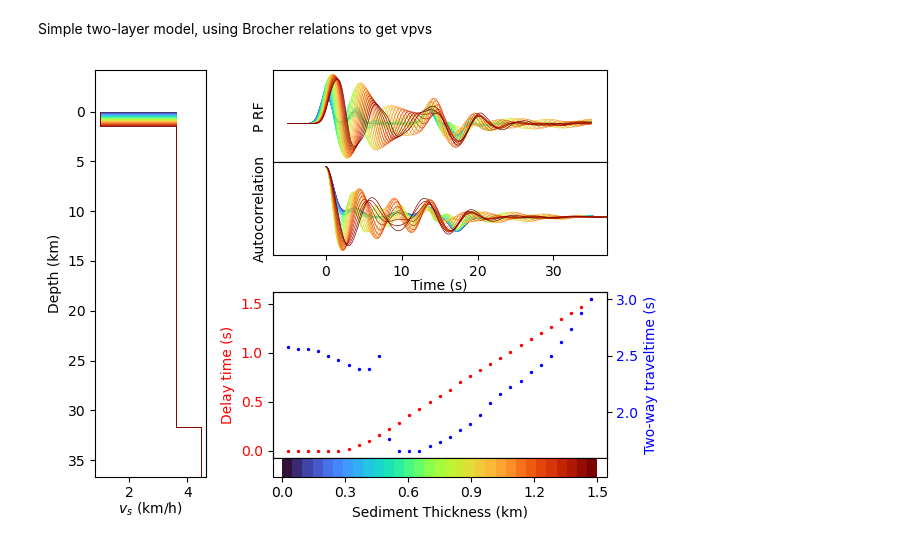
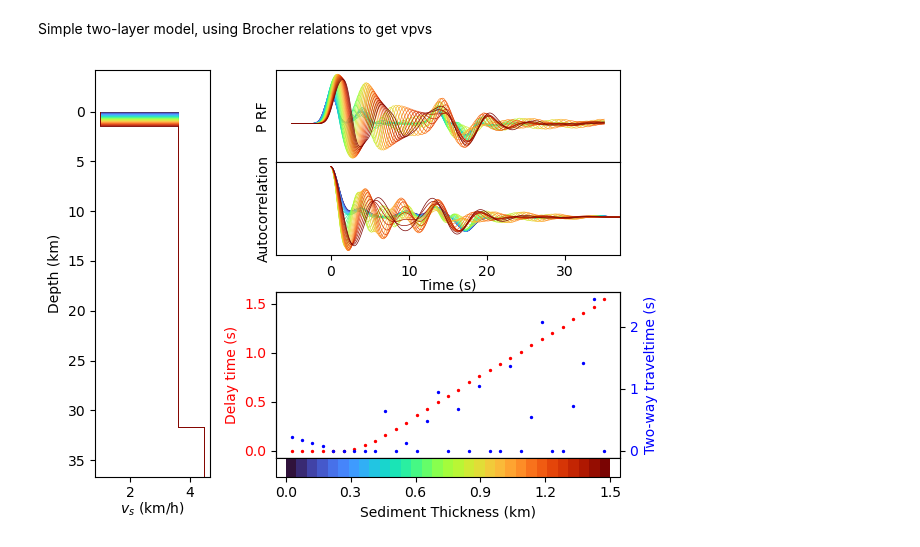
Before and after one commit to auggiemarignier/AusSedThick, a Jupyter notebook: aussedthickrf/forward_modelling.ipynb, the cells around one changed output. Saved outputs shown, nothing was run; the diff lists cells and outputs as text; code cells hidden in the pictures.

Commit message:
switching to np.correlate does something weird..

```diff
--- a/aussedthickrf/forward_modelling.ipynb
+++ b/aussedthickrf/forward_modelling.ipynb
@@ -168,19 +167,22 @@ def get_tpsb(rrf, t):
     """
     return t[np.argmax(rrf)]
 
-def get_two_way_traveltime(rrf, sr):
+def get_autocorrelation(rrf, positive_only=True):
+    autocorrelation = np.correlate(rrf, rrf, mode='full')
+    autocorrelation /= np.max(autocorrelation)
+    return autocorrelation[len(autocorrelation) // 2:] if positive_only else autocorrelation
+
+
+def get_two_way_traveltime(autocorrelation, sr):
     """
-    rrf = radial receiver function
+    Find first local minimum of autocorrelation.
+    Autocorrelation will always have a negative gradient to start with.
+    So the first point where the gradient becomes positive is
+    (close enough to) the first stationary point.
+
+    autocorrelation = radial receiver function autocorrelation
     sr = sampling rate (Hz)
     """
-    autocorrelation = correlate(rrf, rrf, mode='full')
-    autocorrelation /= np.max(autocorrelation)
-    autocorrelation = autocorrelation[len(autocorrelation) // 2:]
-
-    # Find first local minimum of autocorrelation
-    # autocorrelation will always have a negative gradient to start with
-    # So the first point where the gradient becomes positive is
-    # (close enough to) the first stationary point
     ind = np.where(np.gradient(autocorrelation) >= 0)[0][0]
     r0 = -(autocorrelation[ind])
     Dt = ind / sr
@@ -234,37 +236,35 @@ cmap = cm.turbo(np.linspace(0, 1, len(sed_thicks)))
 for i, sed_thick in enumerate(sed_thicks):
     h = [sed_thick, moho - sed_thick, moho + 20]
     rfdata = SynthObs.return_rfdata(h, vs, vpvs=vpvs, x=x)["prf"][1]
-    autocorrelation = correlate(rfdata, rfdata, mode='full')
-    autocorrelation /= np.max(autocorrelation)
-    autocorrelation = autocorrelation[len(autocorrelation) // 2:]
+    autocorrelation = get_autocorrelation(rfdata)
 
     _z, _vs = layers_to_points(h, vs)
     model_ax.plot(_vs, _z, c=cmap[i], linewidth=0.5)
     rf_ax.plot(x, rfdata, c=cmap[i], linewidth=0.5)
     auto_ax.plot(t, autocorrelation, c=cmap[i], linewidth=0.5)
 
     delays.append(get_tpsb(rfdata, x))
     travel_times.append(get_two_way_traveltime(rfdata, sampling_rate))
 
 delay_ax.scatter(sed_thicks, delays, s=2, c=delay_colour)
 tt_ax.scatter(sed_thicks, travel_times, s=2, c=tt_colour)
 model_ax.set_ylim(bottom=moho + 5)
 auto_ax.set_xlim(rf_ax.get_xlim())
 
 cmap = LinearSegmentedColormap.from_list("cmap", cmap, N=sed_thicks.size)
 cbar = fig.colorbar(
     cm.ScalarMappable(norm=Normalize(0, thickest), cmap=cmap),
     cax=cbar_ax,
     orientation="horizontal",
     label="Sediment Thickness (km)",
     pad=0,
     shrink=0.95
 )
 cbar_ax.set_xticks(np.arange(0, thickest+0.3, step=0.3))
 _xmn, _xmx = delay_ax.get_xlim()
 cbar_ax.set_xlim([_xmn + 0.03, _xmx - 0.03])
 cbar_ax.spines[["bottom", "left", "right"]].set_visible(False)
 
 plt.show()
 # %% [output]
-[figure, old version]
+[figure, new version]
```
Also changed, not shown: parts of 1 cell of this notebook.
